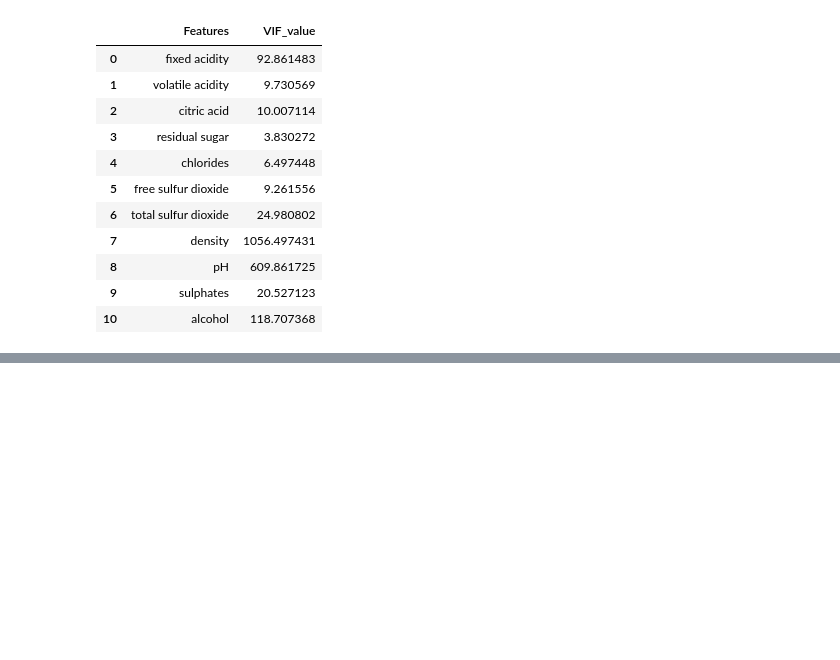
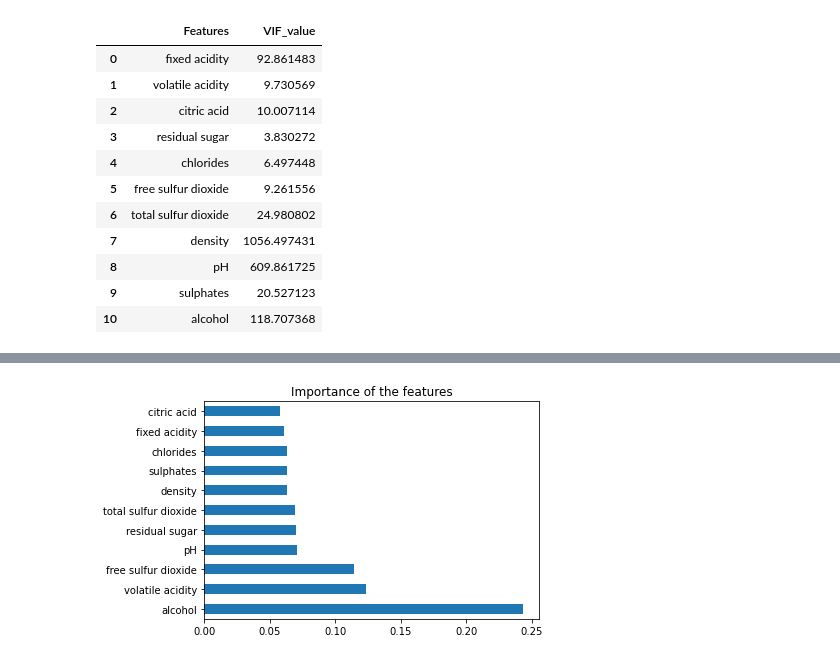
Before and after one commit to FeziweMelvin/Wine-Quality, a Jupyter notebook: whitewine.ipynb, the cells around one changed output, grey strips where cells are left out. Drawn from its saved outputs; the diff is of its cells as text; code cells hidden in the pictures; blank space fills up the shorter version.

Commit message:
Feature Importance method

```diff
--- a/whitewine.ipynb
+++ b/whitewine.ipynb
@@ -138,0 +143,21 @@ VIF
+# %%
+from sklearn.ensemble import RandomForestRegressor
+# define dataset
+X_random = white_wine_df.drop(["quality"],axis=1)
+y_random = white_wine_df["quality"]
+
+
+#define the model
+model = RandomForestRegressor()
+# # fit the model
+model.fit(X_random, y_random)
+# # get importance
+importance = model.feature_importances_
+
+(pd.Series(model.feature_importances_, index=X_random.columns)
+   .nlargest(len(X_random.columns))
+   .plot(kind='barh'))
+plt.title("Importance of the features")
+plt.show()
+# %% [output]
+[figure, added]
```
Also changed, not shown: parts of 1 cell of this notebook.
